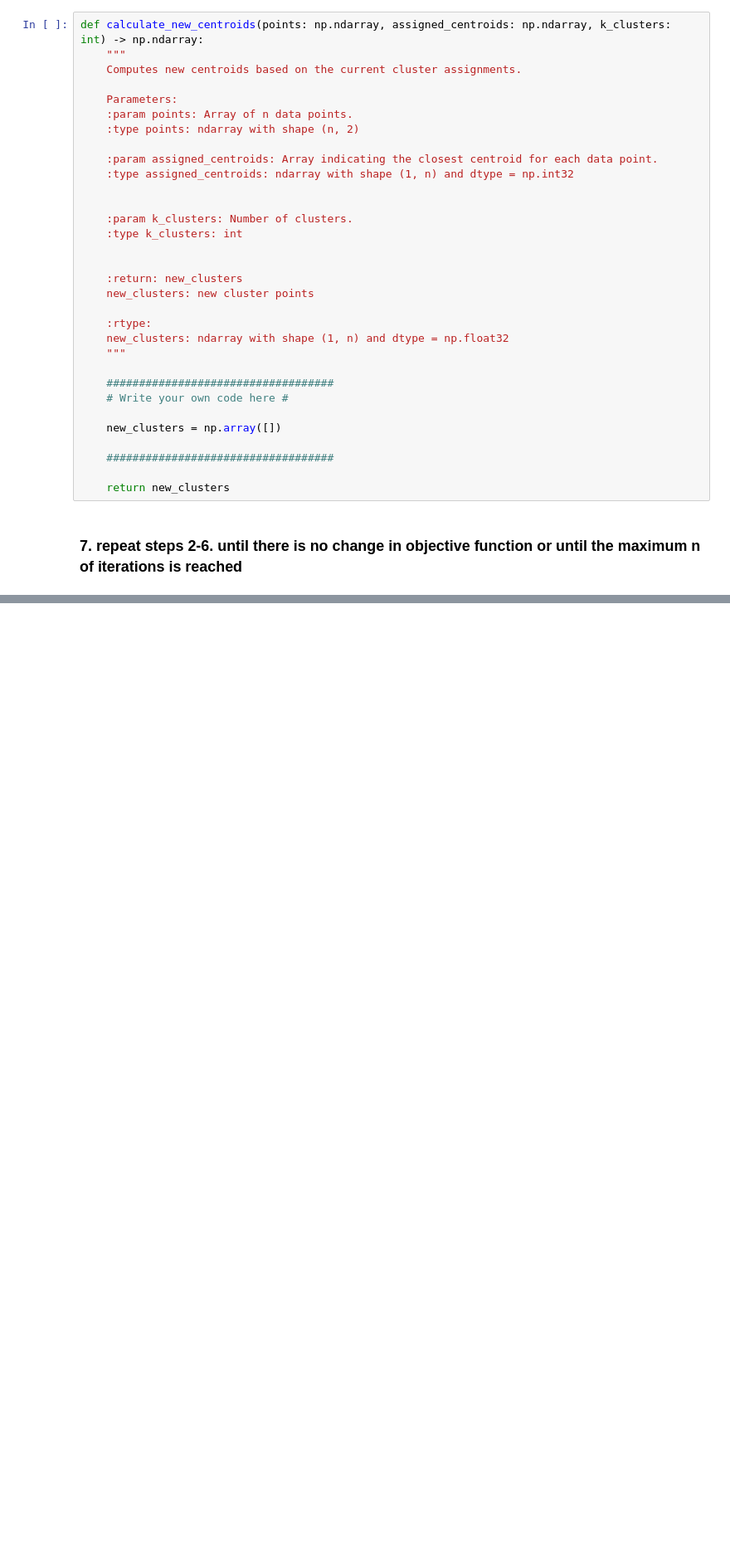
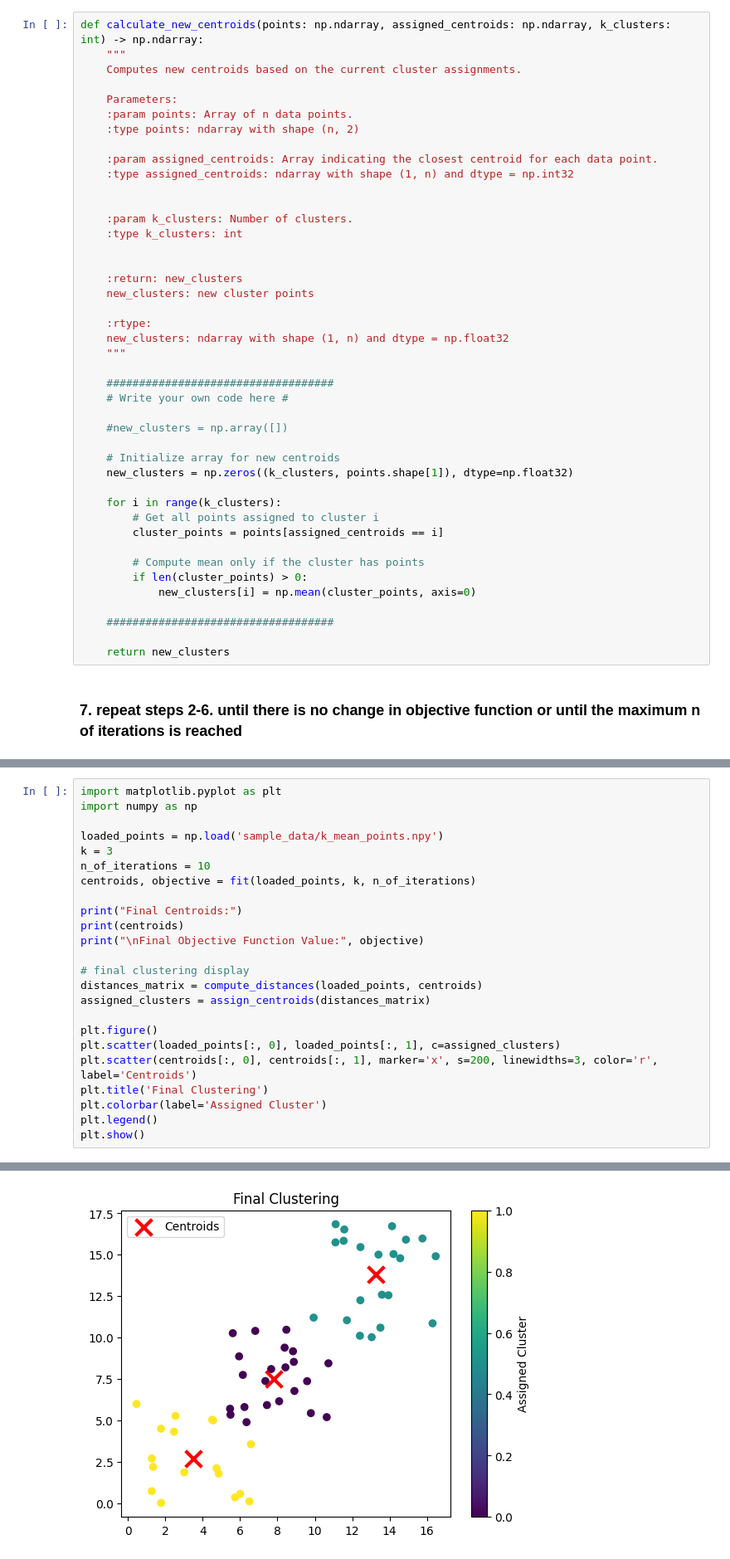
Before and after one commit to Darknessdark898/MLF, a Jupyter notebook: LAB3/Lab_02_task.ipynb, the cells around one changed output, grey strips where cells are left out. Shown: that part at 83% size. Drawn from its saved outputs; the diff is of its cells as text; blank space fills up the shorter version.

```diff
--- a/LAB3/Lab_02_task.ipynb
+++ b/LAB3/Lab_02_task.ipynb
@@ -432,7 +462,18 @@ def calculate_new_centroids(points: np.ndarray, assigned_centroids: np.ndarray,
     ###################################
     # Write your own code here #
 
-    new_clusters = np.array([])
+    #new_clusters = np.array([])
+
+    # Initialize array for new centroids
+    new_clusters = np.zeros((k_clusters, points.shape[1]), dtype=np.float32)
+
+    for i in range(k_clusters):
+        # Get all points assigned to cluster i
+        cluster_points = points[assigned_centroids == i]
+
+        # Compute mean only if the cluster has points
+        if len(cluster_points) > 0:
+            new_clusters[i] = np.mean(cluster_points, axis=0)
 
     ###################################
 
@@ -482,0 +554,25 @@ def fit(points: np.ndarray, k_clusters: int, n_of_oterations: int, error: float
+# %%
+import matplotlib.pyplot as plt
+import numpy as np
+
+loaded_points = np.load('sample_data/k_mean_points.npy')
+k = 3
+n_of_iterations = 10
+centroids, objective = fit(loaded_points, k, n_of_iterations)
+
+print("Final Centroids:")
+print(centroids)
+print("\nFinal Objective Function Value:", objective)
+
+# final clustering display
+distances_matrix = compute_distances(loaded_points, centroids)
+assigned_clusters = assign_centroids(distances_matrix)
+
+plt.figure()
+plt.scatter(loaded_points[:, 0], loaded_points[:, 1], c=assigned_clusters)
+plt.scatter(centroids[:, 0], centroids[:, 1], marker='x', s=200, linewidths=3, color='r', label='Centroids')
+plt.title('Final Clustering')
+plt.colorbar(label='Assigned Cluster')
+plt.legend()
+plt.show()
+# %% [output]
@@ -483,3 +585,4 @@ def fit(points: np.ndarray, k_clusters: int, n_of_oterations: int, error: float
+[figure, added]
 # %% [markdown]
 # Evaluation methods - How to determine *k*?
 # %% [markdown]
```
Also changed, not shown: parts of 7 cells of this notebook.
